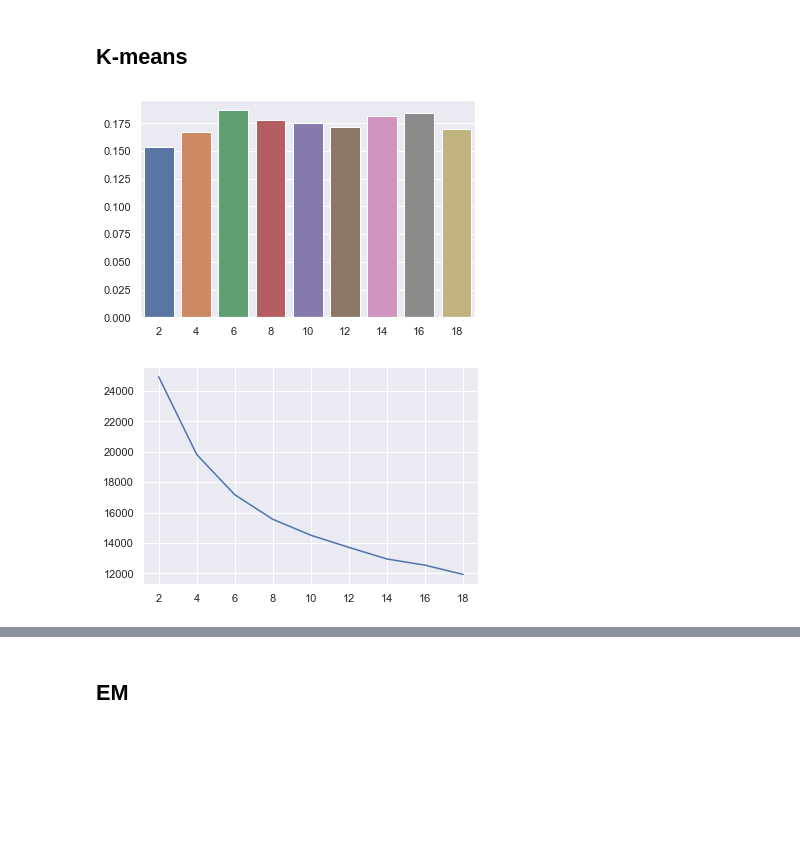
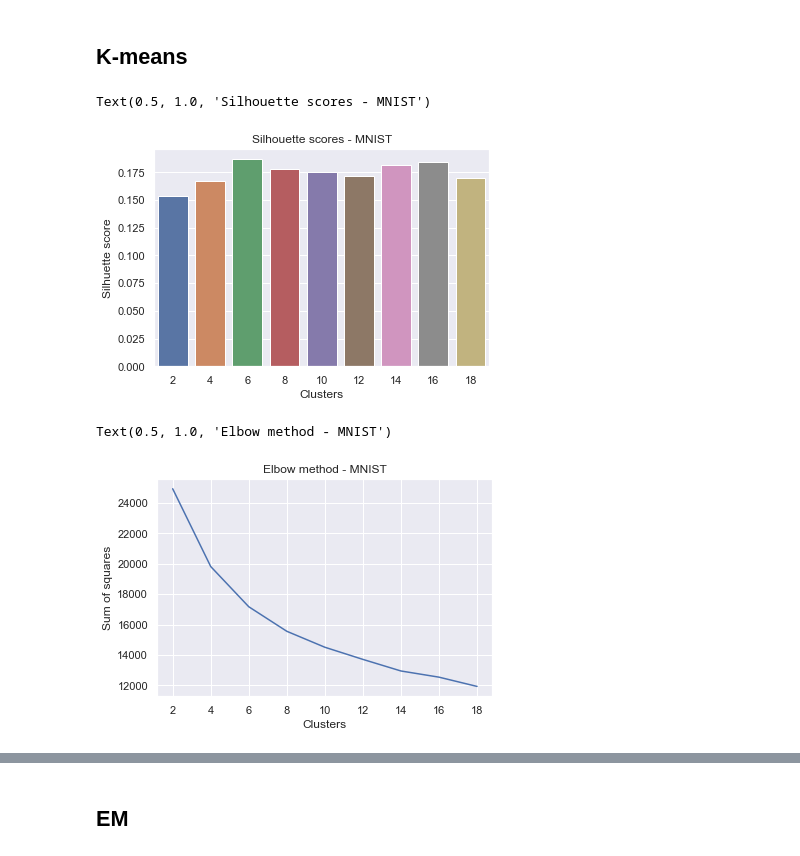
Before and after one commit to mkecera/cs7641-unsupervised-learning-and-dimensionality-reduction, a Jupyter notebook: assignment3.ipynb, the cells around one changed output, grey strips where cells are left out. Drawn from its saved outputs; the diff is of its cells as text; code cells hidden in the pictures; blank space fills up the shorter version.

```diff
--- a/assignment3.ipynb
+++ b/assignment3.ipynb
@@ -611,21 +616,27 @@ X_train_normalized = pd.DataFrame(x_scaled, columns=X_train.columns)
 # %%
 # calculating optimal number of clusters
 silhouette_scores = []
 elbow_scores = []
 
 for i in np.arange(2, 20, 2):
     kmeans = KMeans(n_clusters=i, random_state=0, n_jobs=-1)
     silhouette_scores.append(silhouette_score(X_train_normalized, kmeans.fit_predict(X_train_normalized)))
     elbow_scores.append(kmeans.inertia_)
 
 x = np.arange(2, 20, 2)
 ax = sns.barplot(x=x, y=silhouette_scores)
+ax.set(xlabel='Clusters', ylabel='Silhuette score')
+ax.set_title('Silhouette scores - MNIST')
 # %% [output]
+Text(0.5, 1.0, 'Silhouette scores - MNIST')
-[figure, old version]
+[figure, new version]
 # %%
 ax = sns.lineplot(x=x, y=elbow_scores)
+ax.set(xlabel='Clusters', ylabel='Sum of squares')
+ax.set_title('Elbow method - MNIST')
 # %% [output]
+Text(0.5, 1.0, 'Elbow method - MNIST')
-[figure, old version]
+[figure, new version]
 # %%
 kmeans = KMeans(n_clusters=2, n_jobs=-1)
 clusters = kmeans.fit_predict(X_train_normalized)
```
Also changed, not shown: parts of 81 cells of this notebook.
